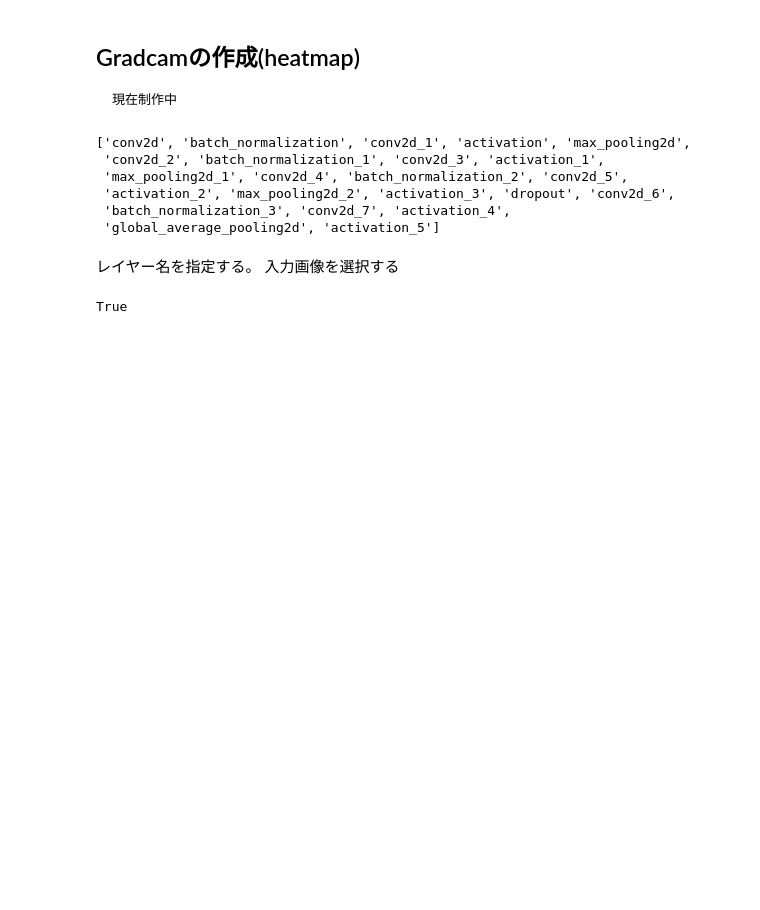
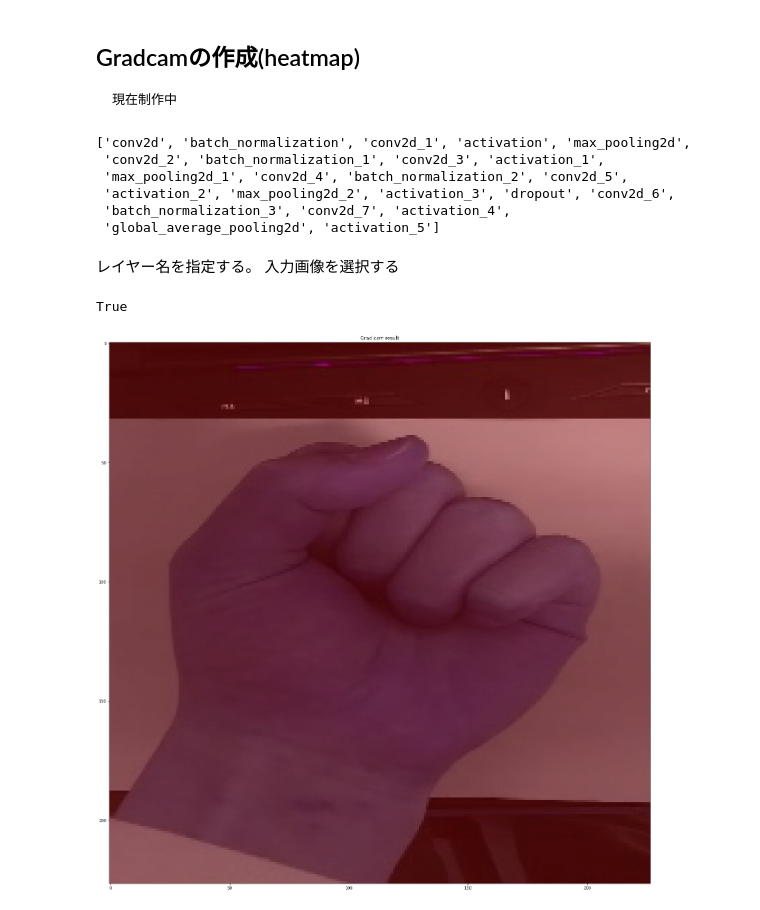
Before and after one commit to naikasann/Keras_prototype_create_system, a Jupyter notebook: train/analyze_test.ipynb, the cells around one changed output. Saved outputs shown, nothing was run; the diff lists cells and outputs as text; code cells hidden in the pictures; blank space fills up the shorter version.

```diff
--- a/train/analyze_test.ipynb
+++ b/train/analyze_test.ipynb
@@ -326,41 +326,48 @@ pprint.pprint(names, compact=True)
 入力画像を選択する
 # %%
 IMAGE_PATH = './dataset/goo/goo_001.jpg'
-LAYER_NAME = 'conv2d_7'
-CLASS = 1
+LAYER_NAME = 'conv2d_6'
+CLASS = 2
 # %%
 img = load_img(IMAGE_PATH, target_size=(yml["Resourcedata"]["img_row"], yml["Resourcedata"]["img_col"]))
-img = img_to_array(img)/255
+img = img_to_array(img)
 # %%
 # Create a graph that outputs target convolution and output
 grad_model = Model([model.inputs], [model.get_layer(LAYER_NAME).output, model.output])
 
 with tf.GradientTape() as tape:
     conv_outputs, predictions = grad_model(np.array([img]))
     loss = predictions[:, CLASS]
 
 output = conv_outputs[0]
 grads = tape.gradient(loss, conv_outputs)[0]
 
 gate_f = tf.cast(output > 0, 'float32')
 gate_r = tf.cast(grads > 0, 'float32')
 guided_grads = tf.cast(output > 0, 'float32') * tf.cast(grads > 0, 'float32') * grads
 
 weights = tf.reduce_mean(guided_grads, axis=(0, 1))
 
 cam = np.ones(output.shape[0: 2], dtype = np.float32)
 
 for i, w in enumerate(weights):
     cam += w * output[:, :, i]
 
 cam = cv2.resize(cam.numpy(), (yml["Resourcedata"]["img_row"], yml["Resourcedata"]["img_col"]))
 cam = np.maximum(cam, 0)
 heatmap = (cam - cam.min()) / (cam.max() - cam.min())
 
 cam = cv2.applyColorMap(np.uint8(255*heatmap), cv2.COLORMAP_JET)
 
-output_image = cv2.addWeighted(cv2.cvtColor(img.astype('uint8'), cv2.COLOR_RGB2BGR), 0.5, cam, 1, 0)
+output_image = cv2.addWeighted(cv2.cvtColor(img.astype('uint8'), cv2.COLOR_RGB2BGR), 0.5, cam, 0.5, 0)
+
+plt.figure(figsize=(25,25), facecolor='white')
+plt.imshow(output_image)
+plt.tick_params(labelbottom='off')
+plt.tick_params(labelleft='off')
+plt.title("Grad cam result")
 
 cv2.imwrite('cam.png', output_image)
 # %% [output]
 True
+[figure, added]
```
Also changed, not shown: parts of 1 cell of this notebook.
